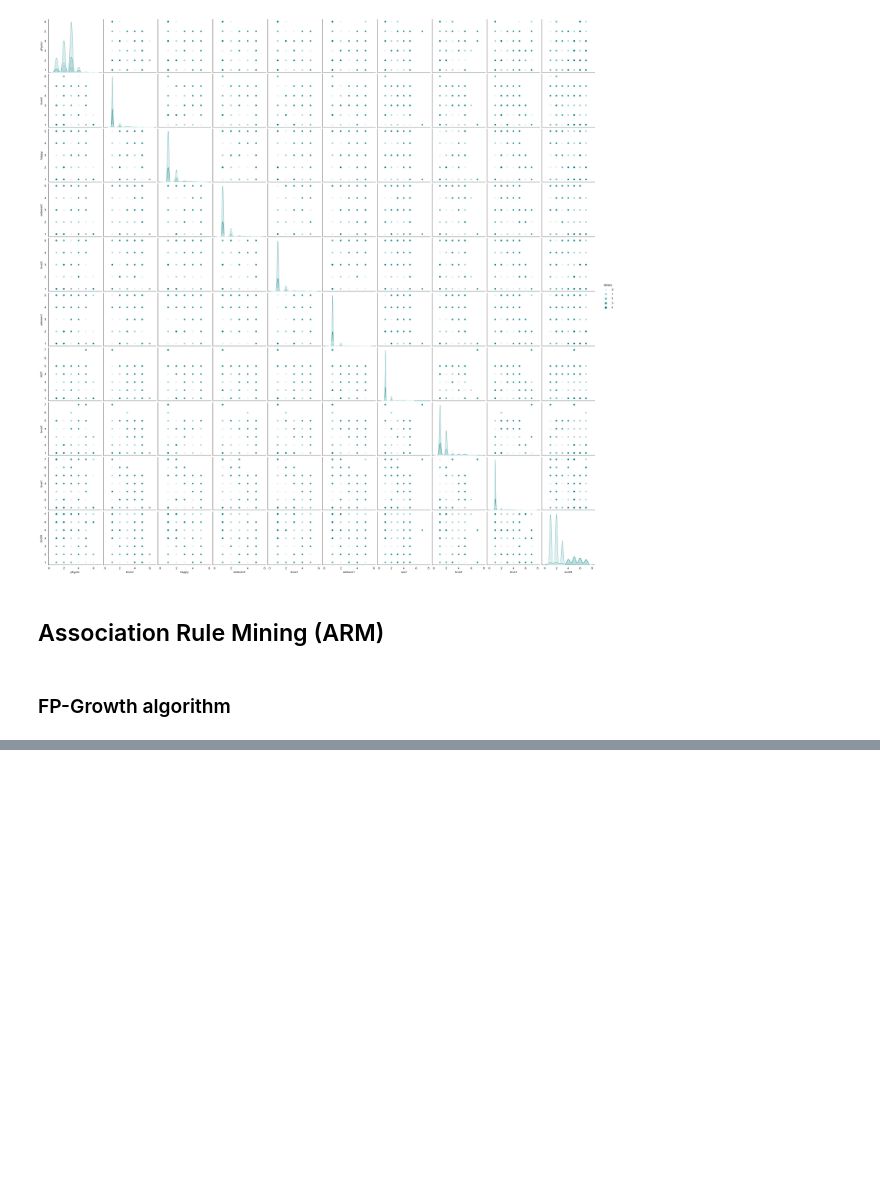
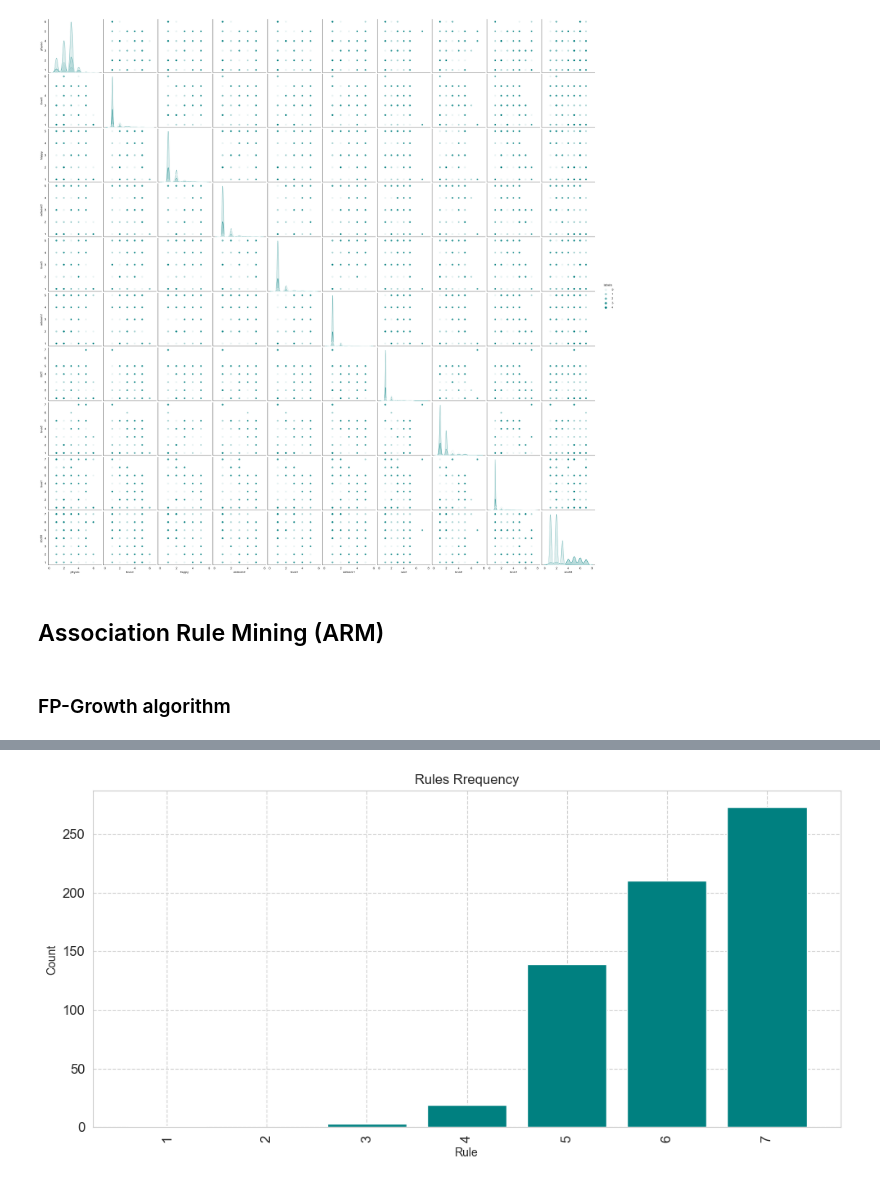
Before and after one commit to aminshannan121/Data_Mining_Project, a Jupyter notebook: Project.ipynb, the cells around one changed output, grey strips where cells are left out. Cells and saved outputs as stored; diff of their text form; code cells hidden in the pictures; blank space fills up the shorter version.

```diff
--- a/Project.ipynb
+++ b/Project.ipynb
@@ -931,0 +986,13 @@ sns.pairplot(df_labeled,hue='labels', palette = palette)
+# %%
+df_result = pd.DataFrame()
+rule_type = []
+pattern = []
+for rule, (support, confidence) in sorted_rules:
+
+    if support and confidence:
+        rule_type.append(rule[-1])
+        pattern.append( rule[:-1] )
+
+df_result['rule'] = rule_type
+df_result['pattern'] = pattern
+df_result
@@ -931,0 +1013,16 @@ sns.pairplot(df_labeled,hue='labels', palette = palette)
+# %%
+rule_count =df_result['rule'].value_counts()
+# Figure size
+plt.figure(figsize = (10,5))
+plt.bar(rule_count.index, rule_count.values, color = color)
+
+plt.xlabel('Rule')
+plt.ylabel('Count')
+plt.title('Rules Rrequency')
+plt.xticks(rotation=90)
+layout()
+
+# Display plot
+plt.show()
+# %% [output]
+[figure, added]
```
Also changed, not shown: parts of 9 cells of this notebook.
